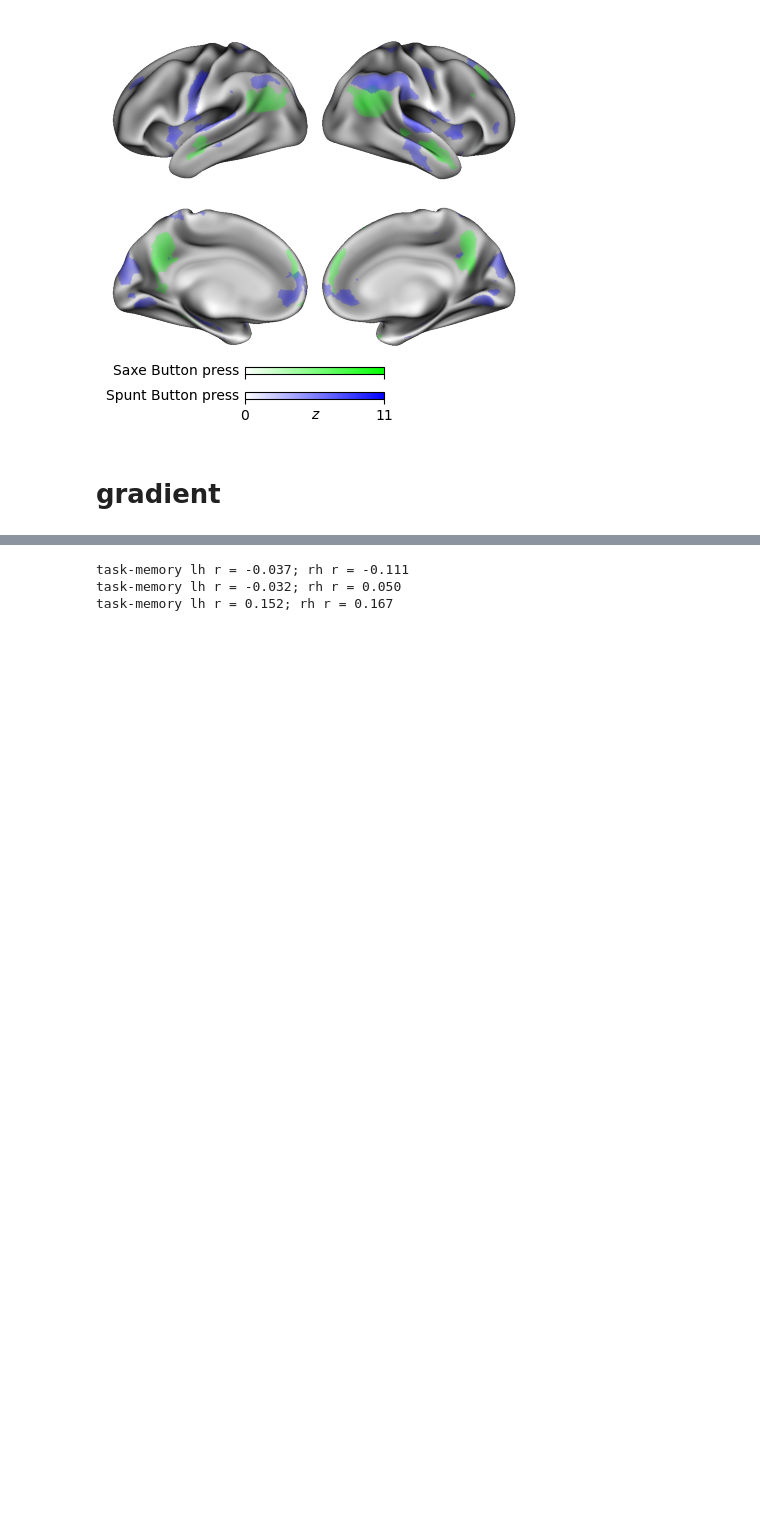
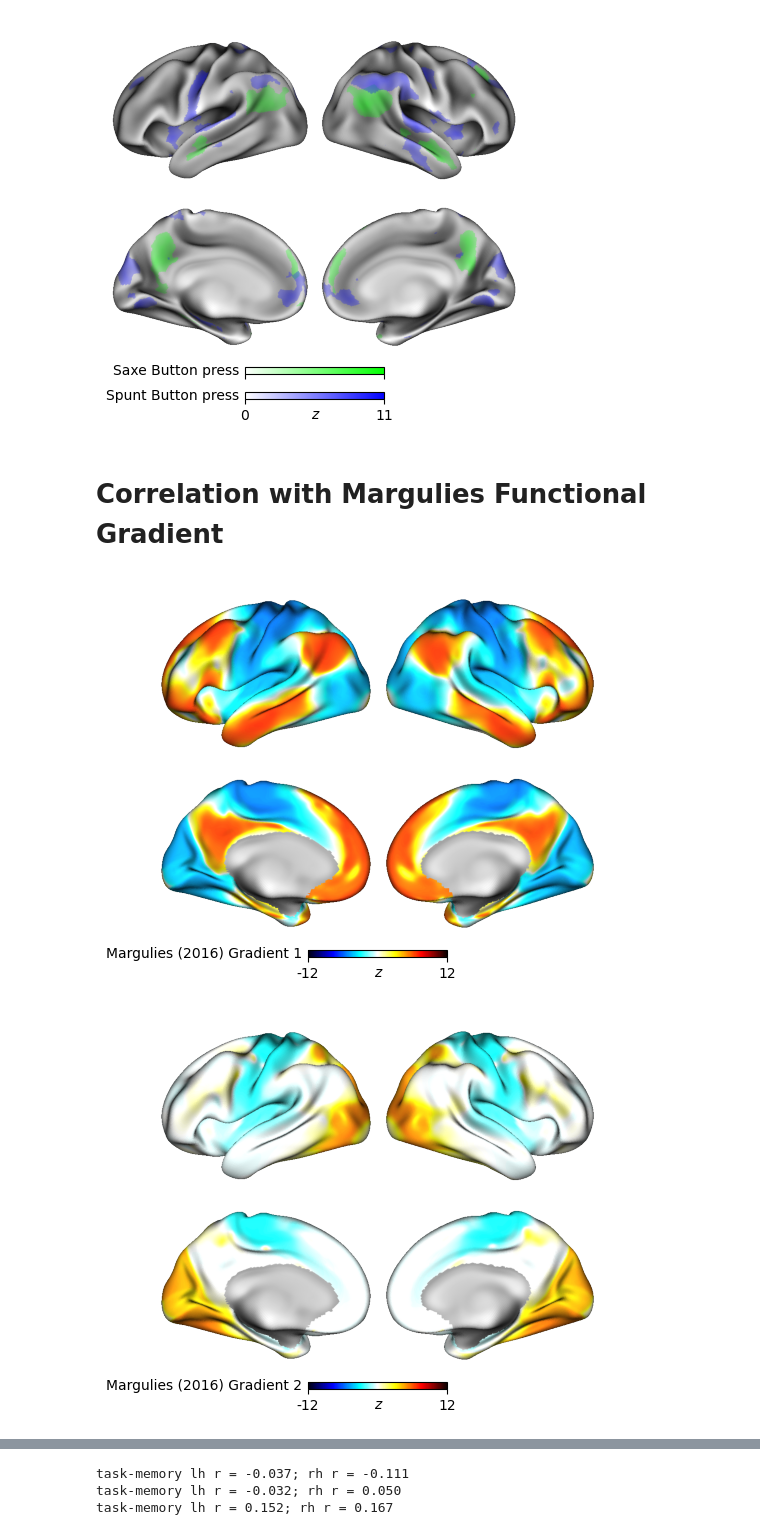
Before and after one commit to jungheejung/projects_fractional, a Jupyter notebook: scripts/step03_nilearn/nilearn03_overlay.ipynb, the cells around one changed output, grey strips where cells are left out. Saved outputs shown, nothing was run; the diff lists cells and outputs as text; code cells hidden in the pictures; blank space fills up the shorter version.

Commit message:
DEV: overlay fractional tasks

```diff
--- a/scripts/step03_nilearn/nilearn03_overlay.ipynb
+++ b/scripts/step03_nilearn/nilearn03_overlay.ipynb
@@ -167,8 +167,8 @@ fig.axes[1].set_xlabel('z', labelpad=-11, fontstyle='italic')
 fig.show()
 # %% [output]
 [figure]
-# %% [markdown]
-# gradient
+# %% [markdown]
+# Correlation with Margulies Functional Gradient
 # %%
 from neuromaps.datasets import fetch_annotation
 from neuromaps.stats import compare_images
@@ -179,3 +179,10 @@ fcgradient02 = fetch_annotation(source='margulies2016', desc='fcgradient02', spa
 fcgradient03 = fetch_annotation(source='margulies2016', desc='fcgradient03', space='fsLR', den='32k')
 # fcgradient = transforms.fsaverage_to_fslr(fc_grad, '32k')
 # fc_grad_memory = memory_lh.fit_transform(fcgradient, 'fsLR')
+# %%
+task_surf(fcgradient01[0], fcgradient01[1], cmap_key='cold_white_hot', cmap_range=(-12,12), cbar_label='Margulies (2016) Gradient 1')
+task_surf(fcgradient02[0], fcgradient02[1], cmap_key='cold_white_hot', cmap_range=(-12,12), cbar_label='Margulies (2016) Gradient 2')
+task_surf(fcgradient03[0], fcgradient03[1], cmap_key='cold_white_hot', cmap_range=(-12,12), cbar_label='Margulies (2016) Gradient 3')
+# %% [output]
+[figure, added]
+[figure, added]
```
Also changed, not shown: parts of 1 cell of this notebook.
